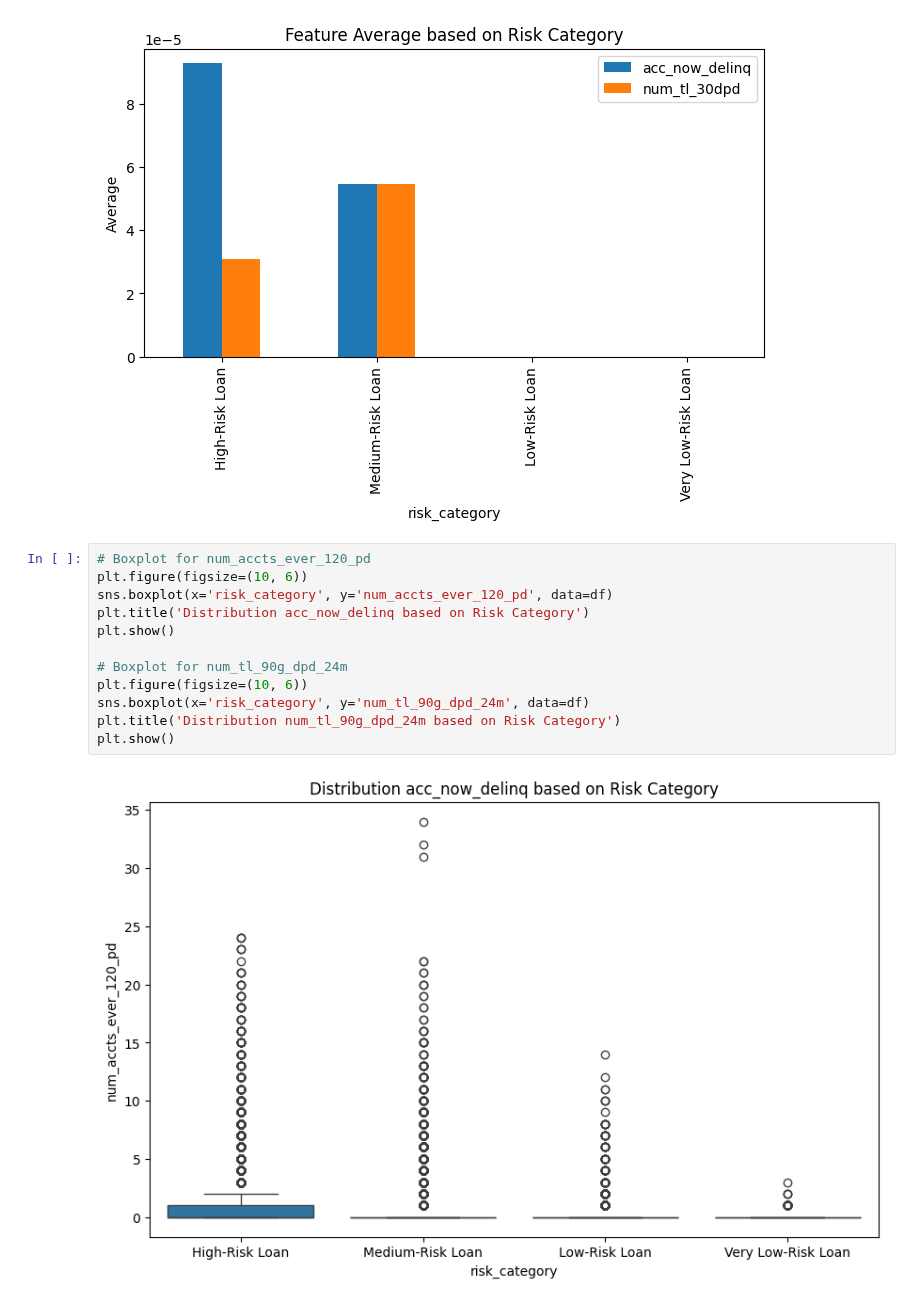
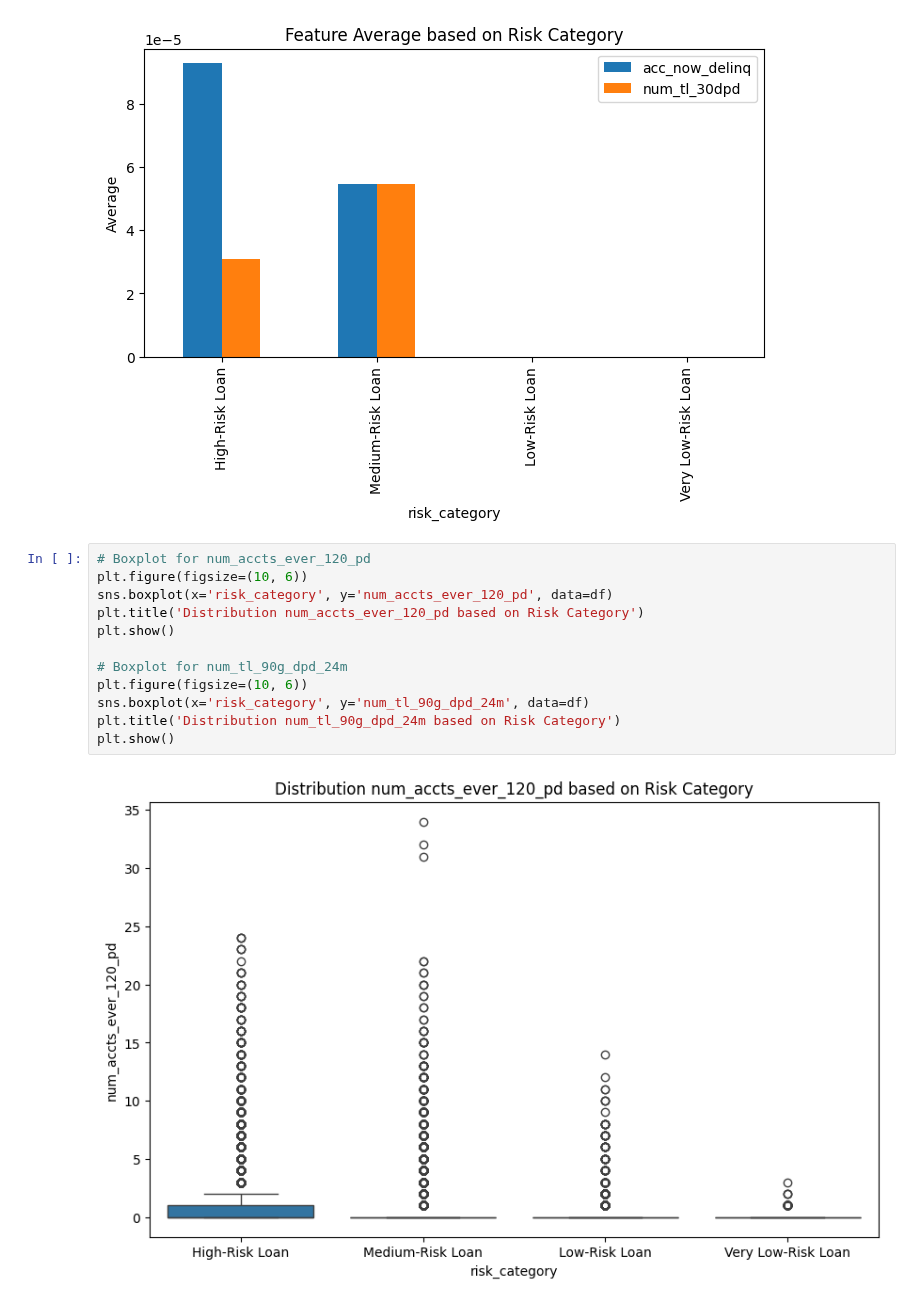
Before and after one commit to hidayah24/data-analyst-portfolio, a Jupyter notebook: Project-2-Credit-Risk-Analysis-and-Optimization-of-Lending-Decisions/Credit-Risk-Analysis.ipynb, the cells around one changed output. Saved outputs shown, nothing was run; the diff lists cells and outputs as text.

```diff
--- a/Project-2-Credit-Risk-Analysis-and-Optimization-of-Lending-Decisions/Credit-Risk-Analysis.ipynb
+++ b/Project-2-Credit-Risk-Analysis-and-Optimization-of-Lending-Decisions/Credit-Risk-Analysis.ipynb
@@ -499,15 +500,15 @@ plt.show()
 # %%
 # Boxplot for num_accts_ever_120_pd
 plt.figure(figsize=(10, 6))
 sns.boxplot(x='risk_category', y='num_accts_ever_120_pd', data=df)
-plt.title('Distribution acc_now_delinq based on Risk Category')
+plt.title('Distribution num_accts_ever_120_pd based on Risk Category')
 plt.show()
 
 # Boxplot for num_tl_90g_dpd_24m
 plt.figure(figsize=(10, 6))
 sns.boxplot(x='risk_category', y='num_tl_90g_dpd_24m', data=df)
 plt.title('Distribution num_tl_90g_dpd_24m based on Risk Category')
 plt.show()
 # %% [output]
-[figure, old version]
+[figure, new version]
 [figure]
```
Also changed, not shown: parts of 4 cells of this notebook.
